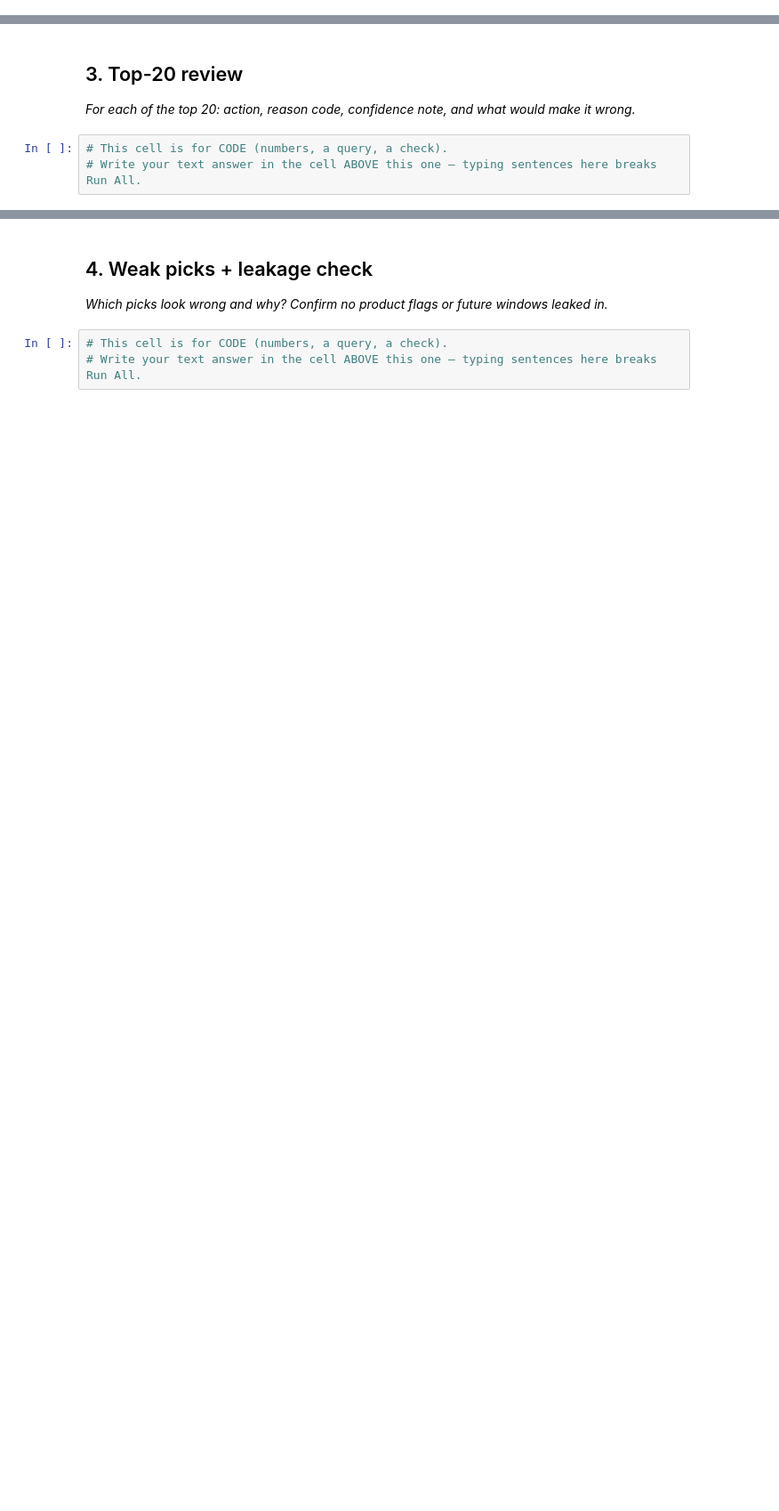
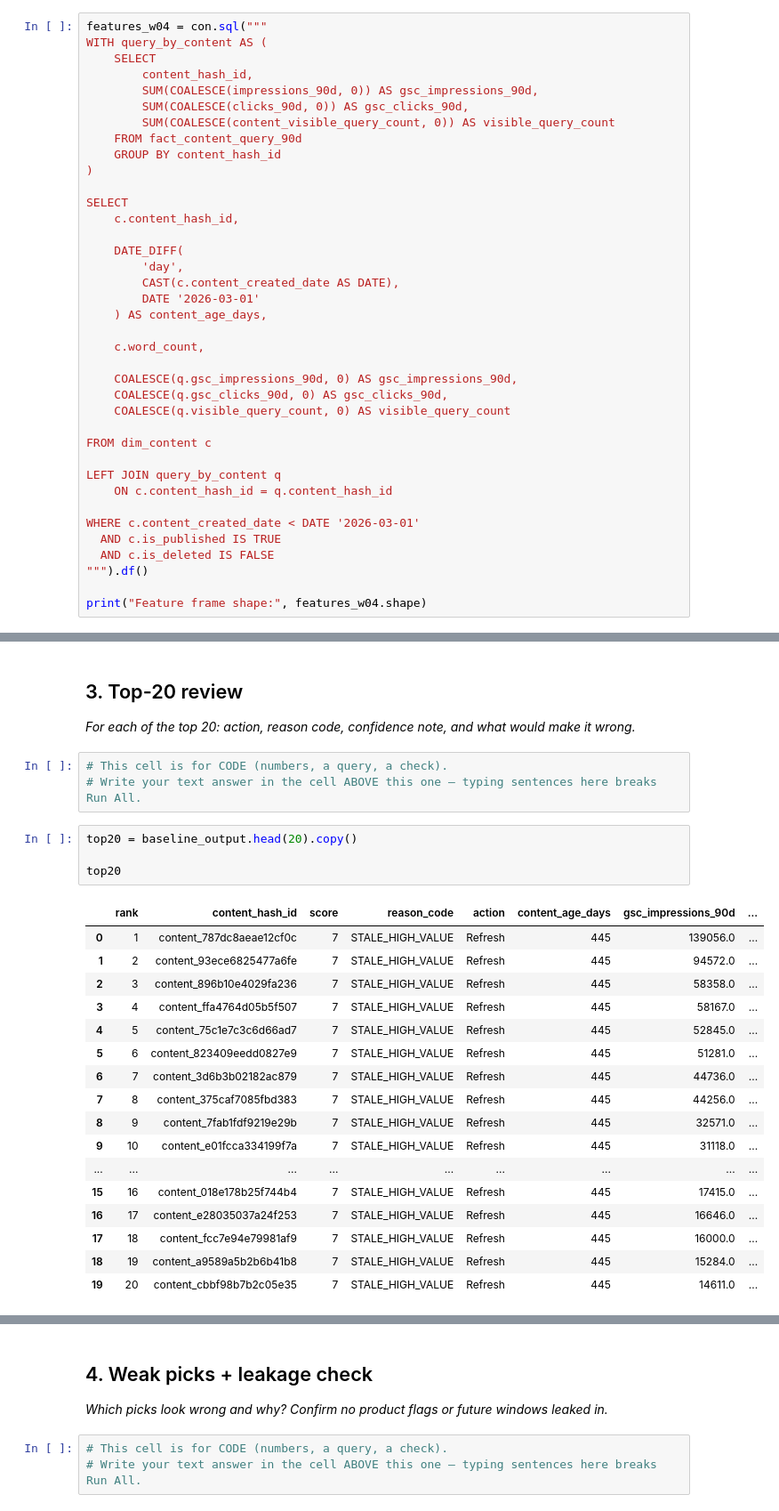
Before and after one commit to prarthanamahesh21-hub/flyrank-ml-internship, a Jupyter notebook: work/notebooks/w04_baseline_score.ipynb, the cells around one changed output, grey strips where cells are left out. Shown at 89% size. Cells and saved outputs as stored; diff of their text form; blank space fills up the shorter version.

```diff
--- a/work/notebooks/w04_baseline_score.ipynb
+++ b/work/notebooks/w04_baseline_score.ipynb
@@ -15,0 +320,38 @@ This skeleton is yours to fill. Work the sections **in order** — each one has
+# %%
+features_w04 = con.sql("""
+WITH query_by_content AS (
+    SELECT
+        content_hash_id,
+        SUM(COALESCE(impressions_90d, 0)) AS gsc_impressions_90d,
+        SUM(COALESCE(clicks_90d, 0)) AS gsc_clicks_90d,
+        SUM(COALESCE(content_visible_query_count, 0)) AS visible_query_count
+    FROM fact_content_query_90d
+    GROUP BY content_hash_id
+)
+
+SELECT
+    c.content_hash_id,
+
+    DATE_DIFF(
+        'day',
+        CAST(c.content_created_date AS DATE),
+        DATE '2026-03-01'
+    ) AS content_age_days,
+
+    c.word_count,
+
+    COALESCE(q.gsc_impressions_90d, 0) AS gsc_impressions_90d,
+    COALESCE(q.gsc_clicks_90d, 0) AS gsc_clicks_90d,
+    COALESCE(q.visible_query_count, 0) AS visible_query_count
+
+FROM dim_content c
+
+LEFT JOIN query_by_content q
+    ON c.content_hash_id = q.content_hash_id
+
+WHERE c.content_created_date < DATE '2026-03-01'
+  AND c.is_published IS TRUE
+  AND c.is_deleted IS FALSE
+""").df()
+
+print("Feature frame shape:", features_w04.shape)
@@ -27,3 +634,25 @@ This skeleton is yours to fill. Work the sections **in order** — each one has
 # %%
 # This cell is for CODE (numbers, a query, a check).
 # Write your text answer in the cell ABOVE this one — typing sentences here breaks Run All.
+# %%
+top20 = baseline_output.head(20).copy()
+
+top20
+# %% [output]
+|  | rank | content_hash_id | score | reason_code | action | content_age_days | gsc_impressions_90d | ... |
+| 0 | 1 | content_787dc8aeae12cf0c | 7 | STALE_HIGH_VALUE | Refresh | 445 | 139056.0 | ... |
+| 1 | 2 | content_93ece6825477a6fe | 7 | STALE_HIGH_VALUE | Refresh | 445 | 94572.0 | ... |
+| 2 | 3 | content_896b10e4029fa236 | 7 | STALE_HIGH_VALUE | Refresh | 445 | 58358.0 | ... |
+| 3 | 4 | content_ffa4764d05b5f507 | 7 | STALE_HIGH_VALUE | Refresh | 445 | 58167.0 | ... |
+| 4 | 5 | content_75c1e7c3c6d66ad7 | 7 | STALE_HIGH_VALUE | Refresh | 445 | 52845.0 | ... |
+| 5 | 6 | content_823409eedd0827e9 | 7 | STALE_HIGH_VALUE | Refresh | 445 | 51281.0 | ... |
+| 6 | 7 | content_3d6b3b02182ac879 | 7 | STALE_HIGH_VALUE | Refresh | 445 | 44736.0 | ... |
+| 7 | 8 | content_375caf7085fbd383 | 7 | STALE_HIGH_VALUE | Refresh | 445 | 44256.0 | ... |
+| 8 | 9 | content_7fab1fdf9219e29b | 7 | STALE_HIGH_VALUE | Refresh | 445 | 32571.0 | ... |
+| 9 | 10 | content_e01fcca334199f7a | 7 | STALE_HIGH_VALUE | Refresh | 445 | 31118.0 | ... |
+| ... | ... | ... | ... | ... | ... | ... | ... | ... |
+| 15 | 16 | content_018e178b25f744b4 | 7 | STALE_HIGH_VALUE | Refresh | 445 | 17415.0 | ... |
+| 16 | 17 | content_e28035037a24f253 | 7 | STALE_HIGH_VALUE | Refresh | 445 | 16646.0 | ... |
+| 17 | 18 | content_fcc7e94e79981af9 | 7 | STALE_HIGH_VALUE | Refresh | 445 | 16000.0 | ... |
+| 18 | 19 | content_a9589a5b2b6b41b8 | 7 | STALE_HIGH_VALUE | Refresh | 445 | 15284.0 | ... |
+| 19 | 20 | content_cbbf98b7b2c05e35 | 7 | STALE_HIGH_VALUE | Refresh | 445 | 14611.0 | ... |
```
Also changed, not shown: parts of 37 cells of this notebook.
